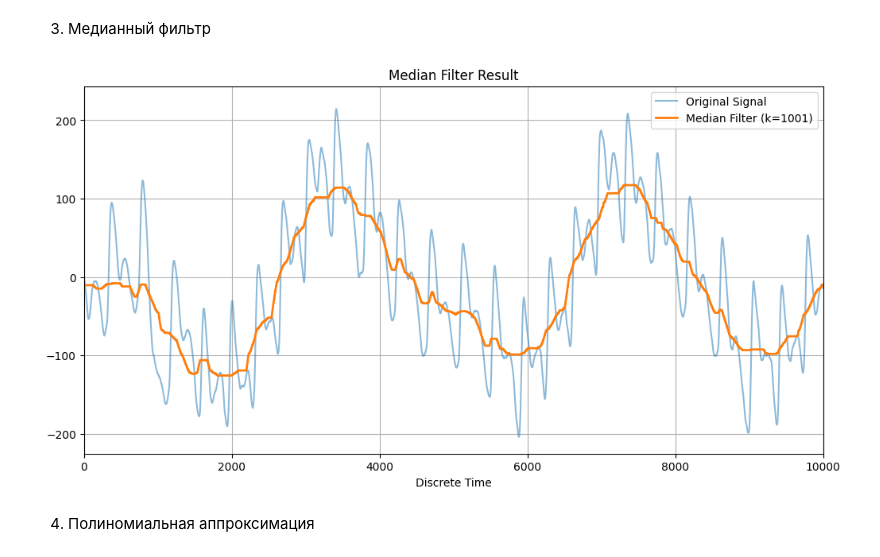
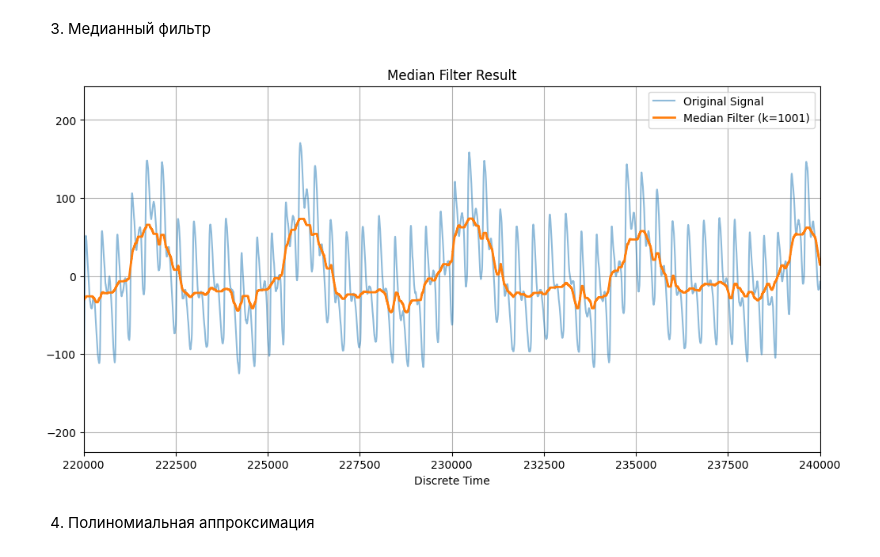
Before and after one commit to 4ervonec19/diploma, a Jupyter notebook: notebooks/2.0-cav-reo-signals-labeling-exploration.ipynb, the cells around one changed output. Saved outputs shown, nothing was run; the diff lists cells and outputs as text; code cells hidden in the pictures.

```diff
--- a/notebooks/2.0-cav-reo-signals-labeling-exploration.ipynb
+++ b/notebooks/2.0-cav-reo-signals-labeling-exploration.ipynb
@@ -207,34 +207,35 @@ def apply_median_filter_to_df(df, column, kernel_size=1001,
     plot - визуализировать результат
     figsize - размер графика
 
     Возвращает:
     Копию DataFrame с добавленной колонкой 'median_filtered'
     """
     signal = df[column].values
     filtered = enhanced_median_filter(signal, kernel_size)
 
     result_df = df.copy()
     result_df['median_filtered'] = filtered
 
     if plot:
         x = df[x_column].values if x_column else np.arange(len(df))
 
         plt.figure(figsize=figsize)
         plt.plot(x, signal, label='Original Signal', alpha=0.5)
         plt.plot(x, filtered, label=f'Median Filter (k={kernel_size})', linewidth=2)
         plt.legend()
         plt.grid(True)
         plt.xlim(xlim)
         plt.title('Median Filter Result')
         plt.xlabel(x_column if x_column else 'Discrete Time')
         plt.show()
 
     return result_df
 
 first_dataset = apply_median_filter_to_df(df=first_dataset, column='ТРКГ(32), мОм',
+                                          xlim=[220000, 240000],
                                         plot=True, figsize=(12,6))
 # %% [output]
-[figure, old version]
+[figure, new version]
 # %% [markdown]
 4. Полиномиальная аппроксимация
 # %%
```
Also changed, not shown: parts of 9 cells of this notebook, 9 other files.
